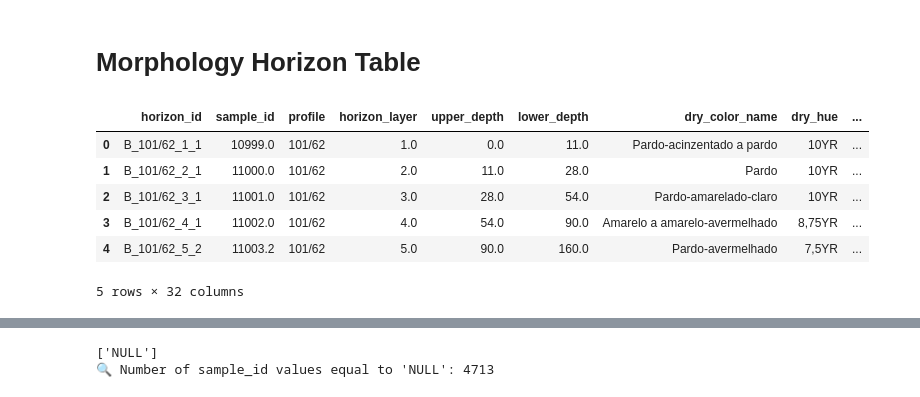
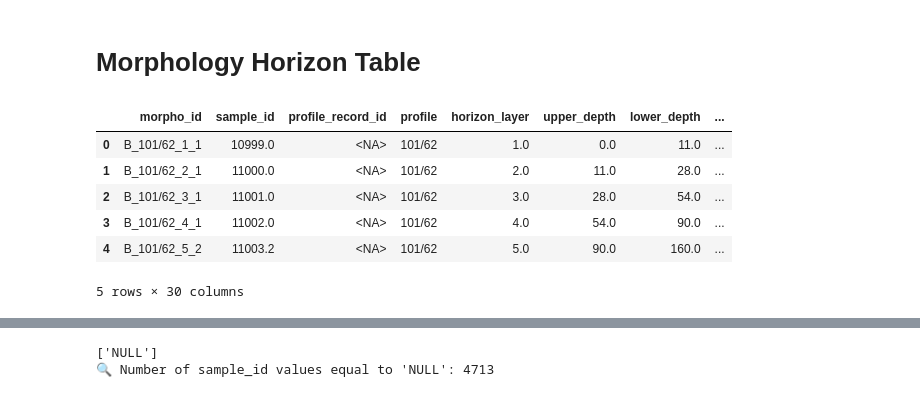
Before and after one commit to inesschwartz/ThesisSoilAngola, a Jupyter notebook: data_cleaning/2_datacleaning.ipynb, the cells around one changed output, grey strips where cells are left out. Saved outputs shown, nothing was run; the diff lists cells and outputs as text; code cells hidden in the pictures.

Commit message:
more cleaning of 2_datacleaning

```diff
--- a/data_cleaning/2_datacleaning.ipynb
+++ b/data_cleaning/2_datacleaning.ipynb
@@ -328,7 +299,11 @@ morphology.rename(columns={
     'Grau de humidade': 'moisture_degree',
     'Quantidade de raízes': 'root_quantity',
     'Diâmetro de raízes': 'root_diameter',
+    'Manchas': 'stains',
     'Textura': 'texture',
+    'Abundância de elementos grosseiros': 'thick_contents_count',
+    'Forma de elementos grosseiros': 'thick_contents_shape',
+    'Natureza de elementos grosseiros': 'thick_contents_nature',
     'Tipo de estrutura': 'structure_type',
     'Classes de estrutura': 'structure_class',
     'Grau de estrutura': 'structure_degree',
@@ -344,14 +319,16 @@ morphology.rename(columns={
     'Valor (h)': 'moist_value',
     'Croma (h)': 'moist_chroma',
     'Compacidade':'compaction',
-    'Dureza': 'durability'
+    'Dureza': 'durability',
+    'Friabilidade': 'friability'
 }, inplace=True)
 
-# Drop unnecessary columns
-morphology_cleaning = morphology.drop(columns=[
-    'ID1', 'Agrupamento', 'REF', 'Pro', 'Observaçoes', 'Horizonte de diagnóstico', 'Propriedade de diagnóstico', 'Nitidez do limite', 'Designação do horizonte', 'Observaçoes', 'Confirmar', 'Adesividade', 'Plasticidade', 'Efervescência com HCl', 'Friabilidade', 'Orientação das Fendas', 'Largura das fendas', 'Quantidade de fendas'
-])
+# # Drop unnecessary columns
+# morphology_cleaning = morphology.drop(columns=[
+#     'ID1', 'Agrupamento', 'REF', 'Pro', 'Observaçoes', 'Horizonte de diagnóstico', 'Propriedade de diagnóstico', 'Nitidez do limite', 'Designação do horizonte', 'Observaçoes', 'Confirmar', 'Adesividade', 'Plasticidade', 'Efervescência com HCl', 'Friabilidade', 'Orientação das Fendas', 'Largura das fendas', 'Quantidade de fendas'
+# ])
 
+morphology_cleaning = morphology
 #add profile_record_id to populate later from soil profile table
 morphology_cleaning['profile_record_id'] = pd.NA
 
@@ -369,43 +346,46 @@ def remove_accents(text):
 morphology_cleaning = morphology_cleaning.applymap(remove_accents)
 # %%
 # Reorder columns to match SAMPLES schema
-morphology_cleaning[[
-    'horizon_id',
+morphology_cleaning1 = morphology_cleaning [[
+    'morpho_id',
     'sample_id',
     'profile_record_id',
     'profile',
     'horizon_layer',
     'upper_depth',
     'lower_depth',
     'moisture_degree',
     'root_quantity',
     'root_diameter',
     'texture',
     'structure_type',
     'structure_class',
     'structure_degree',
     'pore_diameter',
     'pore_quantity',
     'pore_shape',
     'dry_color_name',
     'dry_hue',
     'dry_value',
     'dry_chroma',
     'moist_color_name',
     'moist_hue',
     'moist_value',
     'moist_chroma',
     'compaction',
-    'durability'
+    'durability',
+    'friability',
+    'thick_contents_count',
+    'thick_contents_nature'
 ]]
 
 # Show first few rows
-morphology_cleaning.head(5)
+morphology_cleaning1.head(5)
 # %% [output]
-|  | horizon_id | sample_id | profile | horizon_layer | upper_depth | lower_depth | dry_color_name | dry_hue | ... |
-| 0 | B_101/62_1_1 | 10999.0 | 101/62 | 1.0 | 0.0 | 11.0 | Pardo-acinzentado a pardo | 10YR | ... |
-| 1 | B_101/62_2_1 | 11000.0 | 101/62 | 2.0 | 11.0 | 28.0 | Pardo | 10YR | ... |
-| 2 | B_101/62_3_1 | 11001.0 | 101/62 | 3.0 | 28.0 | 54.0 | Pardo-amarelado-claro | 10YR | ... |
-| 3 | B_101/62_4_1 | 11002.0 | 101/62 | 4.0 | 54.0 | 90.0 | Amarelo a amarelo-avermelhado | 8,75YR | ... |
-| 4 | B_101/62_5_2 | 11003.2 | 101/62 | 5.0 | 90.0 | 160.0 | Pardo-avermelhado | 7,5YR | ... |
+|  | morpho_id | sample_id | profile_record_id | profile | horizon_layer | upper_depth | lower_depth | ... |
+| 0 | B_101/62_1_1 | 10999.0 | <NA> | 101/62 | 1.0 | 0.0 | 11.0 | ... |
+| 1 | B_101/62_2_1 | 11000.0 | <NA> | 101/62 | 2.0 | 11.0 | 28.0 | ... |
+| 2 | B_101/62_3_1 | 11001.0 | <NA> | 101/62 | 3.0 | 28.0 | 54.0 | ... |
+| 3 | B_101/62_4_1 | 11002.0 | <NA> | 101/62 | 4.0 | 54.0 | 90.0 | ... |
+| 4 | B_101/62_5_2 | 11003.2 | <NA> | 101/62 | 5.0 | 90.0 | 160.0 | ... |
-5 rows × 32 columns
+5 rows × 30 columns
```
Also changed, not shown: parts of 43 cells of this notebook, 5 other files.
